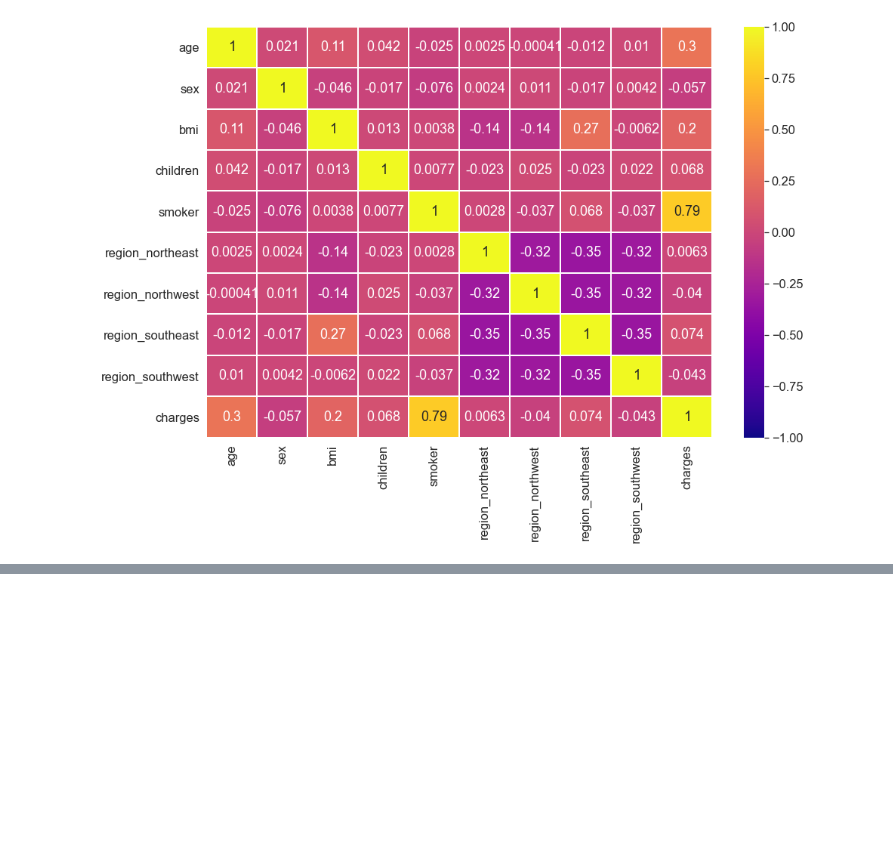
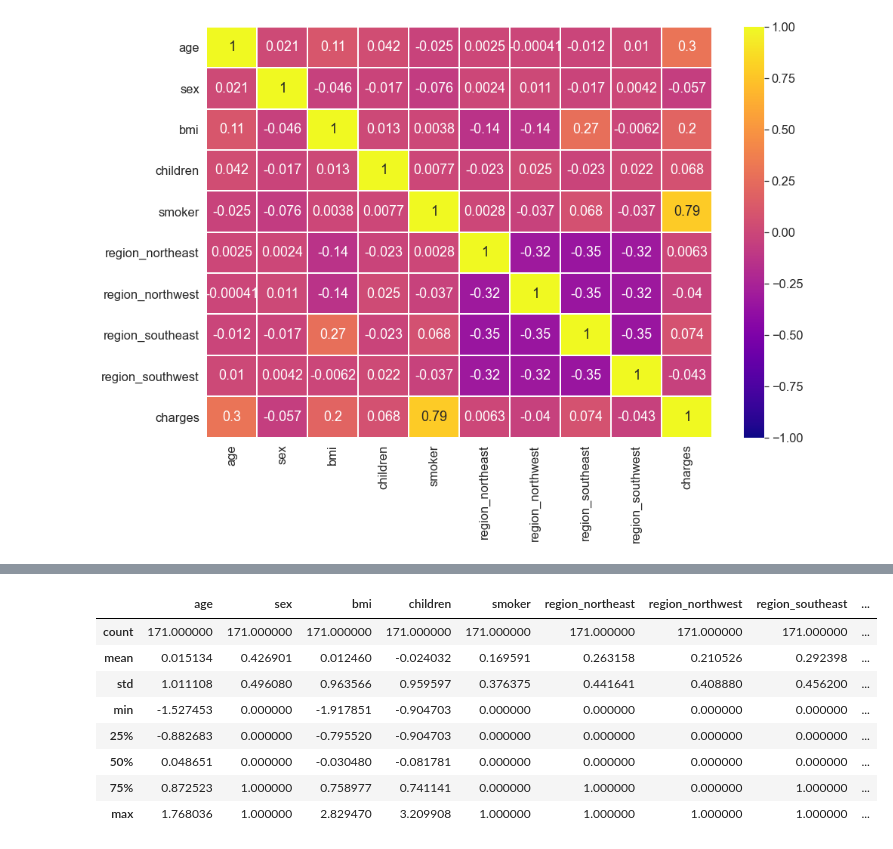
Before and after one commit to SantiAA/RN_TP2, a Jupyter notebook: src/EJ2/linear_regresion.ipynb, the cells around one changed output, grey strips where cells are left out. Saved outputs shown, nothing was run; the diff lists cells and outputs as text; code cells hidden in the pictures; blank space fills up the shorter version.

```diff
--- a/src/EJ2/linear_regresion.ipynb
+++ b/src/EJ2/linear_regresion.ipynb
@@ -146,0 +178,28 @@ Wall time: 5.89 s
+# %%
+def normalize(dataframe, cols=[], norm_info=None):
+    replace = {}
+    data = dataframe.copy()
+    if norm_info:
+        replace=norm_info
+    else:
+        if len(cols)==0:
+            cols = dataframe.keys()
+        for col in cols:
+            replace[col] = [np.mean(dataframe[col]), np.std(dataframe[col])]
+    for key in replace:
+        data[key] = (data[key]-replace[key][0])/replace[key][1]
+    return data, replace
+# %%
+x_train_n, norm = normalize(x_train, ['age', 'bmi','children'], None)
+x_valid_n, norm = normalize(x_valid, ['age', 'bmi','children'], norm)
+x_valid_n.describe()
+# %% [output]
+|  | age | sex | bmi | children | smoker | region_northeast | region_northwest | region_southeast | ... |
+| count | 171.000000 | 171.000000 | 171.000000 | 171.000000 | 171.000000 | 171.000000 | 171.000000 | 171.000000 | ... |
+| mean | 0.015134 | 0.426901 | 0.012460 | -0.024032 | 0.169591 | 0.263158 | 0.210526 | 0.292398 | ... |
+| std | 1.011108 | 0.496080 | 0.963566 | 0.959597 | 0.376375 | 0.441641 | 0.408880 | 0.456200 | ... |
+| min | -1.527453 | 0.000000 | -1.917851 | -0.904703 | 0.000000 | 0.000000 | 0.000000 | 0.000000 | ... |
+| 25% | -0.882683 | 0.000000 | -0.795520 | -0.904703 | 0.000000 | 0.000000 | 0.000000 | 0.000000 | ... |
+| 50% | 0.048651 | 0.000000 | -0.030480 | -0.081781 | 0.000000 | 0.000000 | 0.000000 | 0.000000 | ... |
+| 75% | 0.872523 | 1.000000 | 0.758977 | 0.741141 | 0.000000 | 1.000000 | 0.000000 | 1.000000 | ... |
+| max | 1.768036 | 1.000000 | 2.829470 | 3.209908 | 1.000000 | 1.000000 | 1.000000 | 1.000000 | ... |
```
Also changed, not shown: parts of 47 cells of this notebook.
